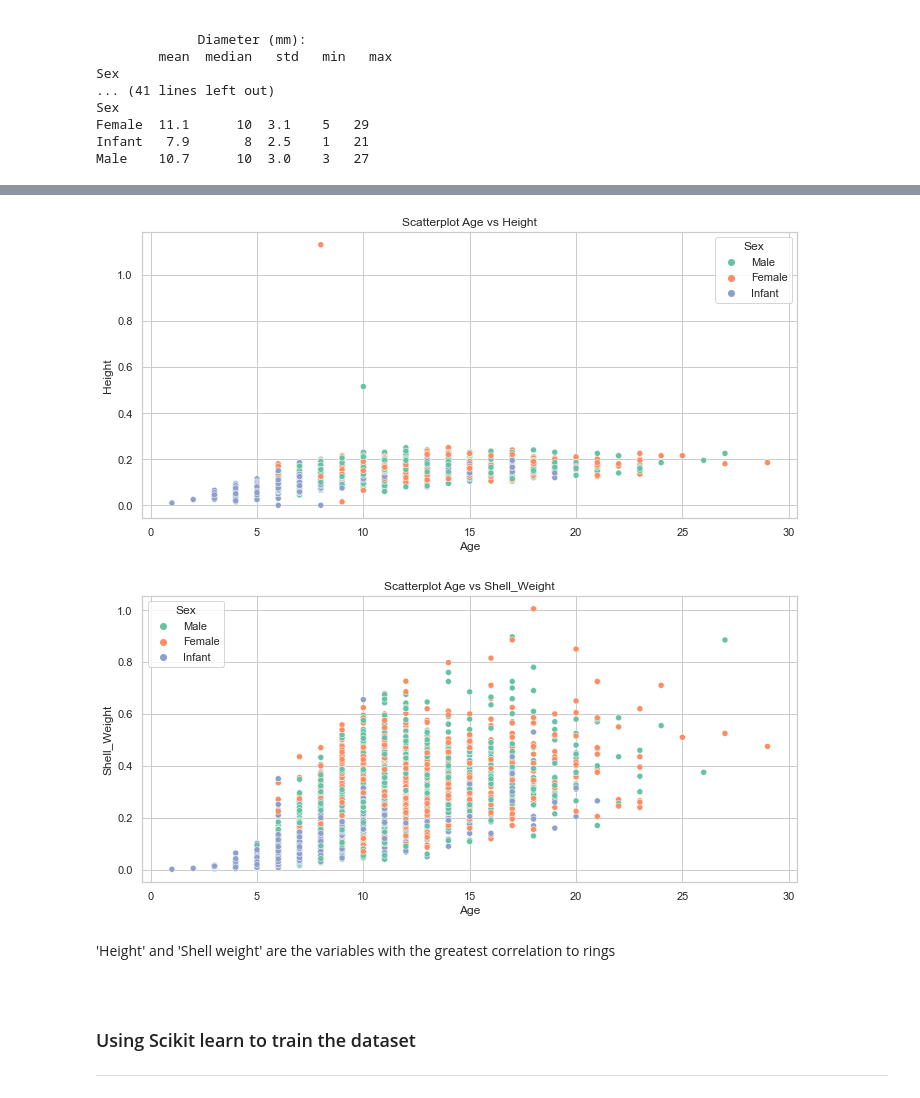
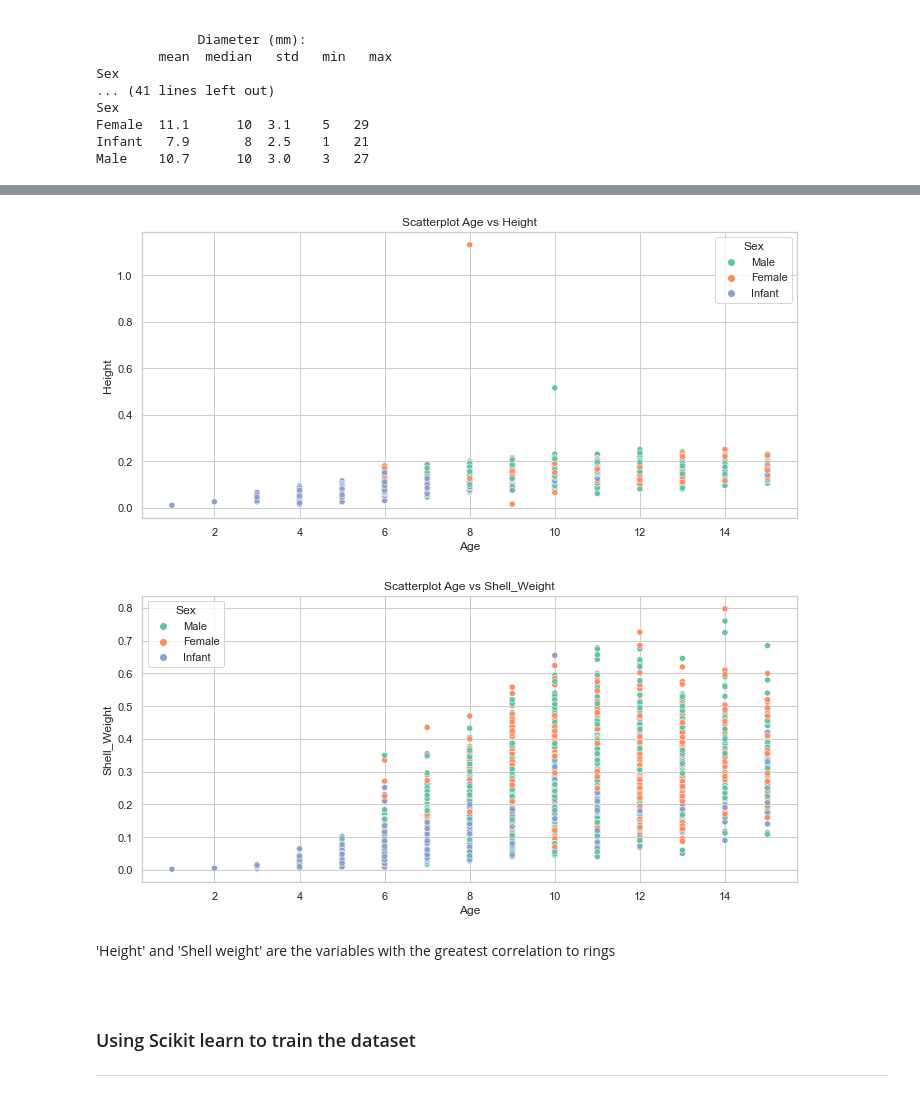
Before and after one commit to Fiona-600/Machine-Learning-and-Statistics-Project, a Jupyter notebook: scikit-learn.ipynb, the cells around one changed output, grey strips where cells are left out. Drawn from its saved outputs; the diff is of its cells as text; code cells hidden in the pictures.

```diff
--- a/scikit-learn.ipynb
+++ b/scikit-learn.ipynb
@@ -457,0 +460,5 @@ _____________
+# %%
+# Remove the empty samples
+newabalone_df = abalone_df[abalone_df.Age >= 3]
+newabalone_df = abalone_df[abalone_df.Age <= 15]
+#newabalone_df = abalone_df[abalone_df.Age <= 15]
@@ -491,18 +518,18 @@ _ = sns.heatmap(corr, annot=True)
 # %%
 # ABALONE DATA SET - Taking a closer look at the relationship between Age and Height/Shell Weight:
 
 sns.set (style = "whitegrid", palette ='Set2')
-ax = sns.scatterplot (y = "Height", x ="Age", hue = "Sex", data = abalone_df)
+ax = sns.scatterplot (y = "Height", x ="Age", hue = "Sex", data = newabalone_df)
 ax.set_title ("Scatterplot Age vs Height")
 plt.show()
-ax = sns.scatterplot (y = "Shell_Weight", x ="Age", hue = "Sex", data = abalone_df)
+ax = sns.scatterplot (y = "Shell_Weight", x ="Age", hue = "Sex", data = newabalone_df)
 ax.set_title ("Scatterplot Age vs Shell_Weight")
 plt.show()
 # %% [output]
-[figure, old version]
+[figure, new version]
-[figure, old version]
+[figure, new version]
-# %% [markdown]
-'Height' and 'Shell weight' are the variables with the greatest correlation to rings
+# %% [markdown]
+'Height' and 'Shell weight' are the variables with the greatest correlation to rings
 # %% [markdown]
 <br/>
 
```
Also changed, not shown: parts of 98 cells of this notebook.
